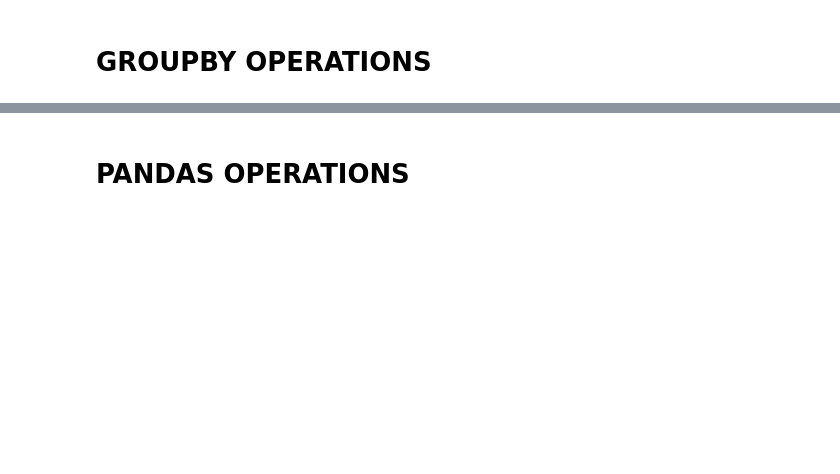
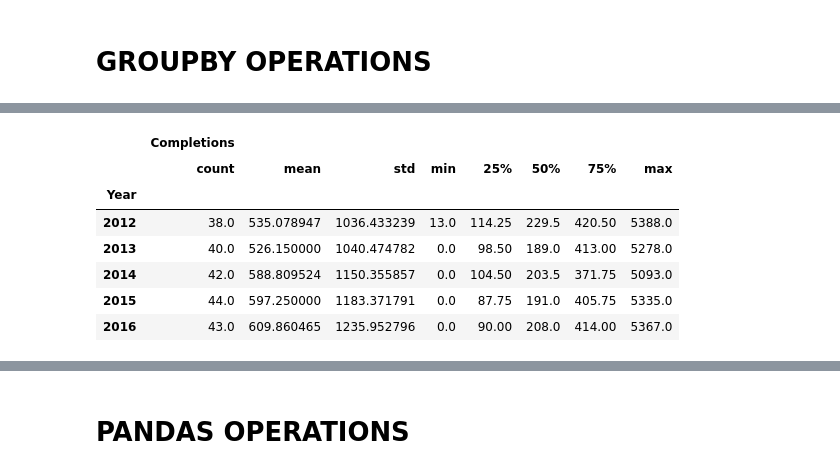
Before and after one commit to Ludaxord/TensorflowCourse, a Jupyter notebook: pandas_crash_course.ipynb, the cells around one changed output, grey strips where cells are left out. Drawn from its saved outputs; the diff is of its cells as text; code cells hidden in the pictures; blank space fills up the shorter version.

```diff
--- a/pandas_crash_course.ipynb
+++ b/pandas_crash_course.ipynb
@@ -330,2 +411,4 @@ df.describe()
 # %% [markdown]
 # GROUPBY OPERATIONS
+# %%
+df = pd.read_csv('Universities.csv')
@@ -331,0 +473,11 @@ df.describe()
+# %%
+df.groupby('Year').describe()
+# %% [output]
+|  | Completions |  |  |  |  |  |  |  |
+|  | count | mean | std | min | 25% | 50% | 75% | max |
+| Year |  |  |  |  |  |  |  |  |
+| 2012 | 38.0 | 535.078947 | 1036.433239 | 13.0 | 114.25 | 229.5 | 420.50 | 5388.0 |
+| 2013 | 40.0 | 526.150000 | 1040.474782 | 0.0 | 98.50 | 189.0 | 413.00 | 5278.0 |
+| 2014 | 42.0 | 588.809524 | 1150.355857 | 0.0 | 104.50 | 203.5 | 371.75 | 5093.0 |
+| 2015 | 44.0 | 597.250000 | 1183.371791 | 0.0 | 87.75 | 191.0 | 405.75 | 5335.0 |
+| 2016 | 43.0 | 609.860465 | 1235.952796 | 0.0 | 90.00 | 208.0 | 414.00 | 5367.0 |
```
Also changed, not shown: parts of 58 cells of this notebook, 33 other files.
